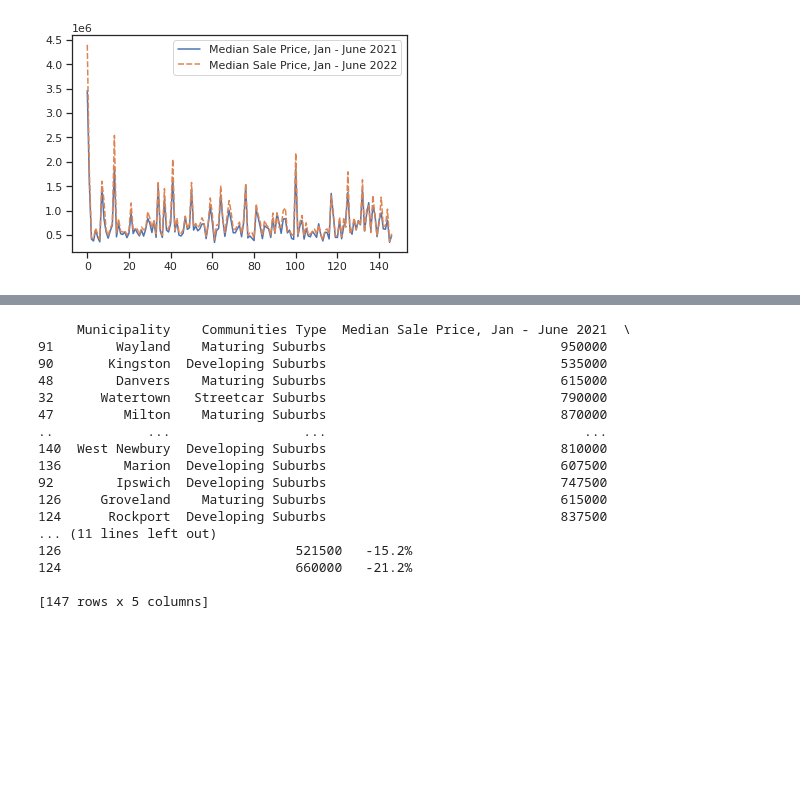
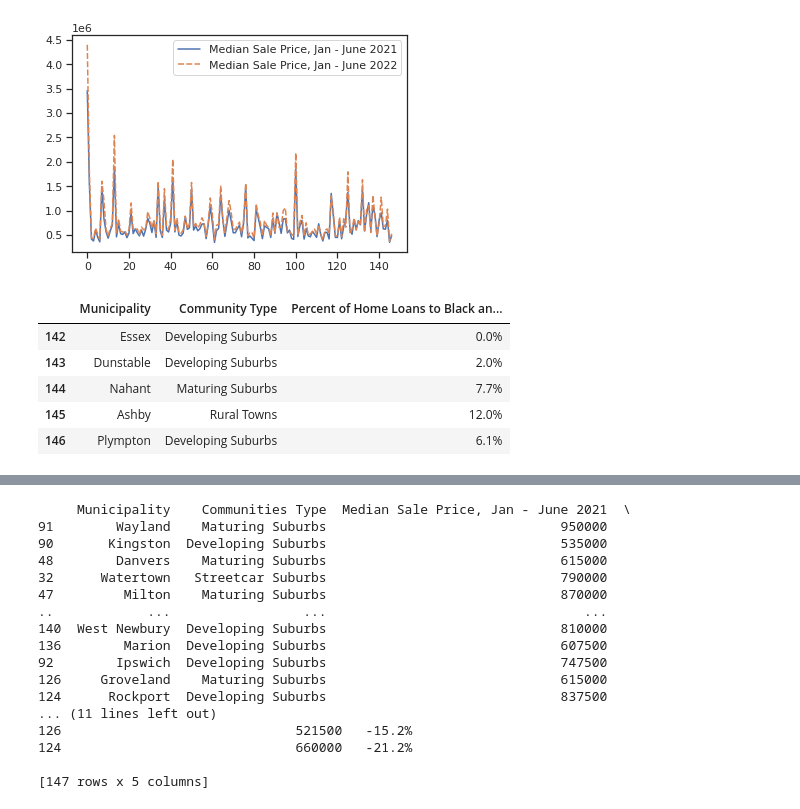
Before and after one commit to josamontiel/data-analysis, a Jupyter notebook: boston-median-home-prices-2021-2022.ipynb, the cells around one changed output, grey strips where cells are left out. Cells and saved outputs as stored; diff of their text form; code cells hidden in the pictures; blank space fills up the shorter version.

```diff
--- a/boston-median-home-prices-2021-2022.ipynb
+++ b/boston-median-home-prices-2021-2022.ipynb
@@ -192,6 +192,15 @@ sns.lineplot(data=single_family_data)
 # %% [output]
 <matplotlib.axes._subplots.AxesSubplot at 0x...>
 [figure]
+# %%
+black_and_latino_data.tail()
+# %% [output]
+|  | Municipality | Community Type | Percent of Home Loans to Black an... |
+| 142 | Essex | Developing Suburbs | 0.0% |
+| 143 | Dunstable | Developing Suburbs | 2.0% |
+| 144 | Nahant | Maturing Suburbs | 7.7% |
+| 145 | Ashby | Rural Towns | 12.0% |
+| 146 | Plympton | Developing Suburbs | 6.1% |
 # %%
 single_family_start_price = single_family_data.sort_values(by="Median Sale Price, Jan - June 2021", ascending=False)
 print(single_family_start_price)
```
Also changed, not shown: parts of 3 cells of this notebook.
